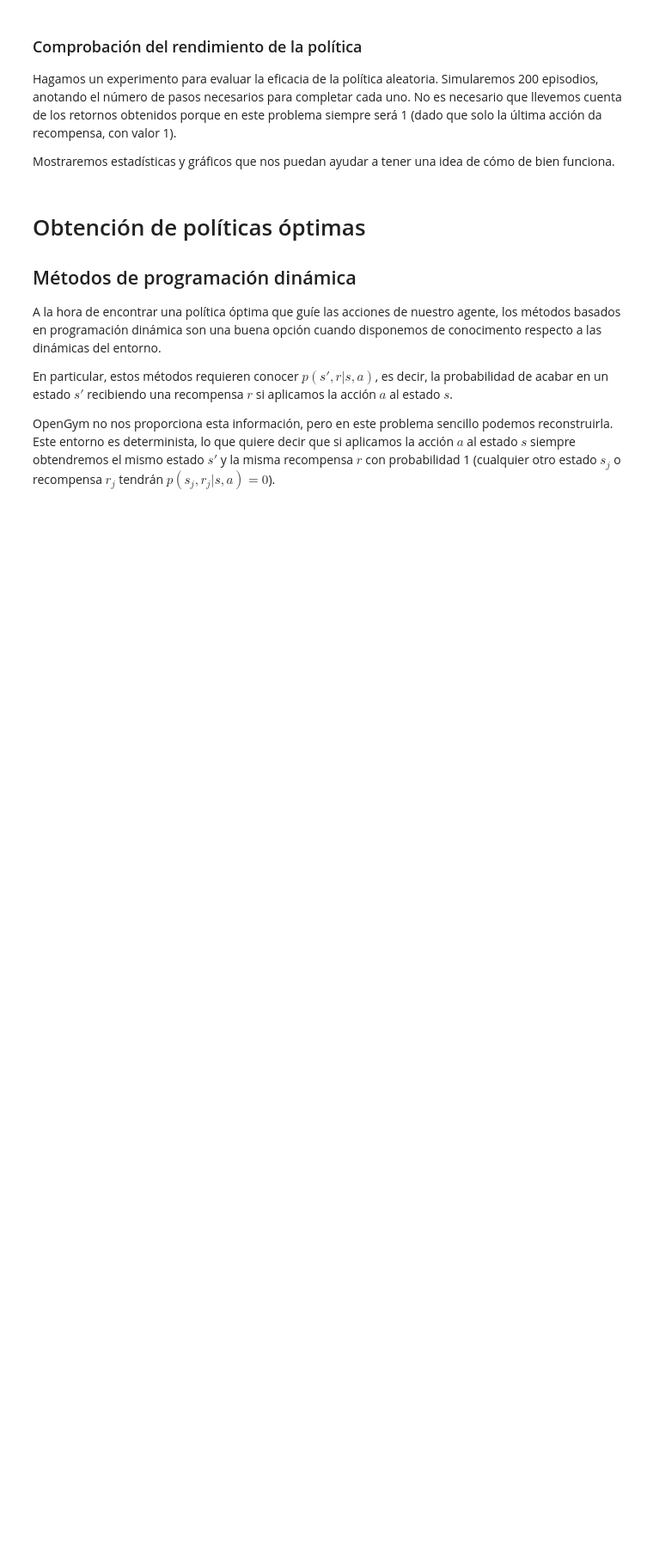
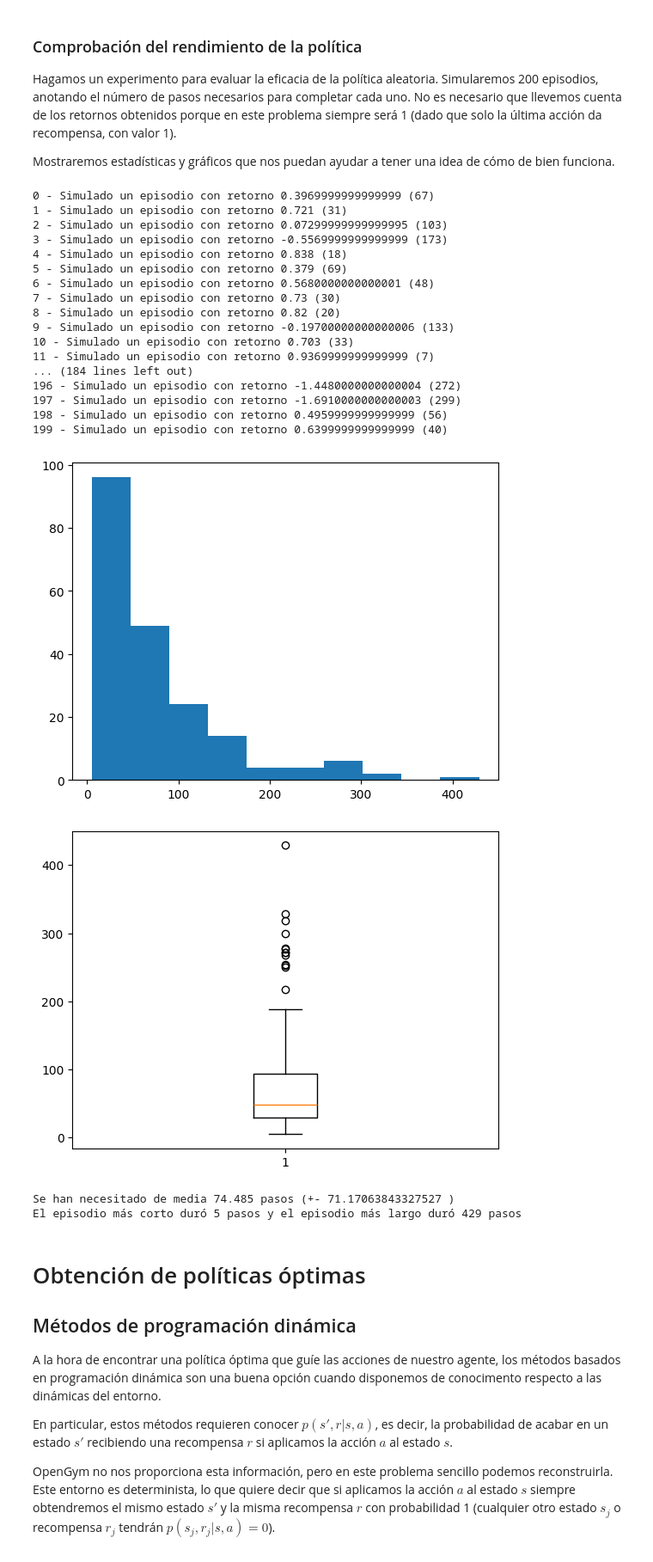
Before and after one commit to PepeRoConde/3year2sem, a Jupyter notebook: maai/notebooks/Notebook 6 - DP.ipynb, the cells around one changed output. Shown at 86% size. Cells and saved outputs as stored; diff of their text form; code cells hidden in the pictures; blank space fills up the shorter version.

```diff
--- a/maai/notebooks/Notebook 6 - DP.ipynb
+++ b/maai/notebooks/Notebook 6 - DP.ipynb
@@ -137,7 +167,7 @@ ACCIONES_UTILES = [acciones.left, acciones.right, acciones.forward]
 
 
 # TODO - Indica el shape de la policy
-politica_aleatoria = np.zeros(...)
+politica_aleatoria = np.zeros((3,3,4,3))
 # Inicializamos todos los valores a 1/3
 politica_aleatoria[:] = 1.0/3
 # %% [markdown]
@@ -152,6 +182,6 @@ def muestrea_politica(estado:Estado, politica:np.ndarray) -> int:
     return np.random.choice(ACCIONES_UTILES, p=probs)
 
 # TODO - Obtén la acción muestreada de la policy_aleatoria para el estado en que el agente está en la casilla central mirando hacia abajo
-accion = ...
+accion = muestrea_politica(Estado(x=1,y=1,dir=0),politica_aleatoria)
 
 print(accion)
@@ -162,3 +194,5 @@ Al disponer ya de una definición para políticas y de una función de muestreo
 Definiremos una función llamada `simula_episodio` para ello. La función debe recibir la política a seguir y dos parámetros que nos indicarán, respectivamente, si se mostrarán los *renders* de los pasos del episodio y si se mostrarán mensajes de texto.
 
 La función deberá devolver una tupla con el **retorno** obtenido, es decir, la suma de las recompensas recibidas en cada paso y el **número de pasos** necesarios para completar el episodio.
+# %%
+env.step(accion)
@@ -166,7 +218,21 @@ La función deberá devolver una tupla con el **retorno** obtenido, es decir, la
 def simula_episodio(politica:np.ndarray, muestra_renders:bool=False, imprime:bool=False) -> tuple[float, int]:
     env.reset()
     # TODO - Adapta el bucle que escribiste 3 celdas de código más arriba para que use la política para decidir qué acción tomar en cada paso
-    ...
+    completado = False
+    contador = 0
+    ret = 0
+    while not completado:
+        estado_actual = get_estado(env)
+        accion = muestrea_politica(estado_actual,politica)
+        observacion = env.step(accion)
+        completado = observacion[2]
+        ret += observacion[1]
+        if imprime:
+            print(f'Paso {contador}, accion {accion}, x: {estado_actual.x}, y {estado_actual.y}, dir {estado_actual.dir}')
+        #im = plt.imshow(env.render())
+        #plt.show()
+        contador+=1
+
     return (ret, contador)
 
 retorno, num_pasos = simula_episodio(politica_aleatoria, muestra_renders=False, imprime=True)
@@ -179,26 +263,51 @@ Hagamos un experimento para evaluar la eficacia de la política aleatoria. Simul
 Mostraremos estadísticas y gráficos que nos puedan ayudar a tener una idea de cómo de bien funciona.
 # %%
 def comprueba_politica(politica:np.ndarray) -> None:
+    # TODO - Simula 200 episodios, añadiendo sus respectivos números de pasos a episodios_pasos y mostrando por cada uno un mensaje de la forma '{iteracion} - Simulado un episodio con retorno {retorno} ({num_pasos})'
     episodios_pasos = []
+    for i in range(200):
+        retorno, num_pasos = simula_episodio(politica_aleatoria, imprime=False)
+        episodios_pasos.append(num_pasos)
+        print(f'{i} - Simulado un episodio con retorno {retorno} ({num_pasos})')
 
-    # TODO - Simula 200 episodios, añadiendo sus respectivos números de pasos a episodios_pasos y mostrando por cada uno un mensaje de la forma '{iteracion} - Simulado un episodio con retorno {retorno} ({num_pasos})'
-    ...
 
     assert(len(episodios_pasos)==200)
 
     # Mostramos un histograma para la duración de los episodios
     plt.hist(episodios_pasos)
     plt.show()
 
     # Mostramos también un diagrama de caja
     plt.boxplot(episodios_pasos)
     plt.show()
 
     # Por último, escribimos un par de estadísticas
     print('Se han necesitado de media',np.mean(episodios_pasos),'pasos (+-',np.std(episodios_pasos),')')
     print('El episodio más corto duró',np.min(episodios_pasos),'pasos y el episodio más largo duró',np.max(episodios_pasos),'pasos')
 
 comprueba_politica(politica_aleatoria)
+# %% [output]
+0 - Simulado un episodio con retorno 0.3969999999999999 (67)
+1 - Simulado un episodio con retorno 0.721 (31)
+2 - Simulado un episodio con retorno 0.07299999999999995 (103)
+3 - Simulado un episodio con retorno -0.5569999999999999 (173)
+4 - Simulado un episodio con retorno 0.838 (18)
+5 - Simulado un episodio con retorno 0.379 (69)
+6 - Simulado un episodio con retorno 0.5680000000000001 (48)
+7 - Simulado un episodio con retorno 0.73 (30)
+8 - Simulado un episodio con retorno 0.82 (20)
+9 - Simulado un episodio con retorno -0.19700000000000006 (133)
+10 - Simulado un episodio con retorno 0.703 (33)
+11 - Simulado un episodio con retorno 0.9369999999999999 (7)
+... (184 lines left out)
+196 - Simulado un episodio con retorno -1.4480000000000004 (272)
+197 - Simulado un episodio con retorno -1.6910000000000003 (299)
+198 - Simulado un episodio con retorno 0.4959999999999999 (56)
+199 - Simulado un episodio con retorno 0.6399999999999999 (40)
+[figure, added]
+[figure, added]
+Se han necesitado de media 74.485 pasos (+- 71.17063843327527 )
+El episodio más corto duró 5 pasos y el episodio más largo duró 429 pasos
 # %% [markdown]
 # Obtención de políticas óptimas
 ## Métodos de programación dinámica
```
Also changed, not shown: parts of 7 cells of this notebook, 30 other files.
